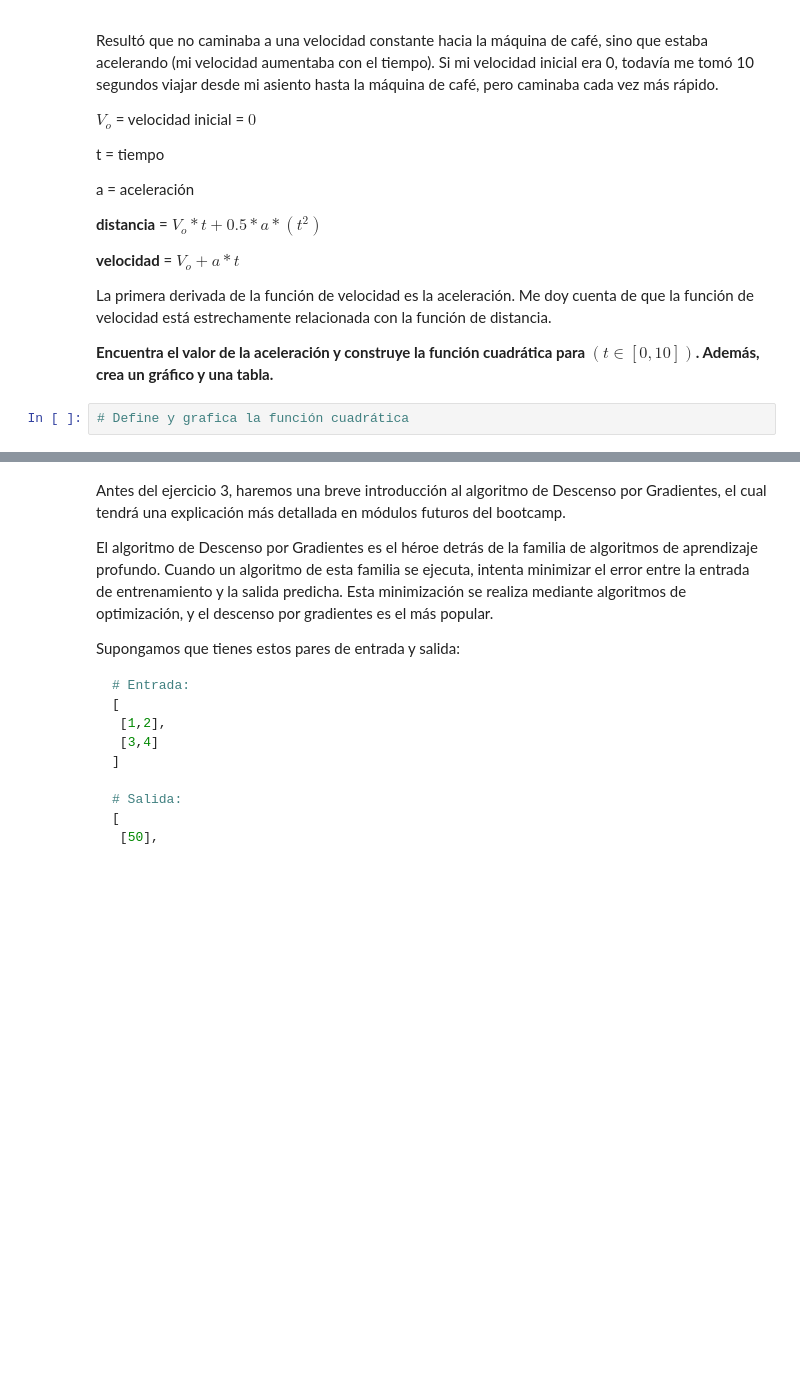
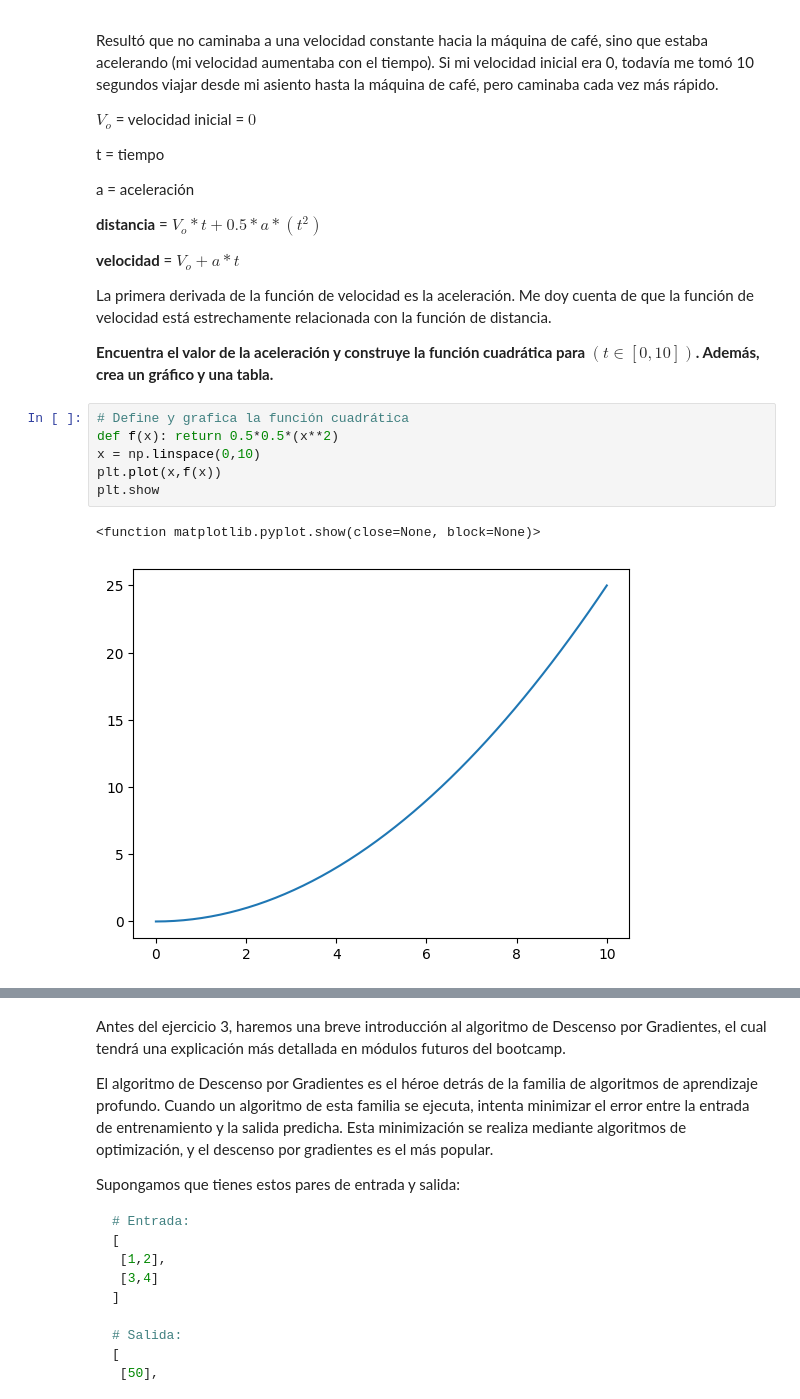
Before and after one commit to 4GeeksAcademy/Loic-calculus-and-algebra-problems-with-python, a Jupyter notebook: notebook/problems.es.ipynb, the cells around one changed output, grey strips where cells are left out. Saved outputs shown, nothing was run; the diff lists cells and outputs as text; blank space fills up the shorter version.

```diff
--- a/notebook/problems.es.ipynb
+++ b/notebook/problems.es.ipynb
@@ -79,5 +79,12 @@ La primera derivada de la función de velocidad es la aceleración. Me doy cuent
 **Encuentra el valor de la aceleración y construye la función cuadrática para  $(t ∈ [0,10])$. Además, crea un gráfico y una tabla.**
 # %%
 # Define y grafica la función cuadrática
+def f(x): return 0.5*0.5*(x**2)
+x = np.linspace(0,10)
+plt.plot(x,f(x))
+plt.show
+# %% [output]
+<function matplotlib.pyplot.show(close=None, block=None)>
+[figure, added]
 # %%
 # Crea un DataFrame
```
Also changed, not shown: parts of 13 cells of this notebook.
